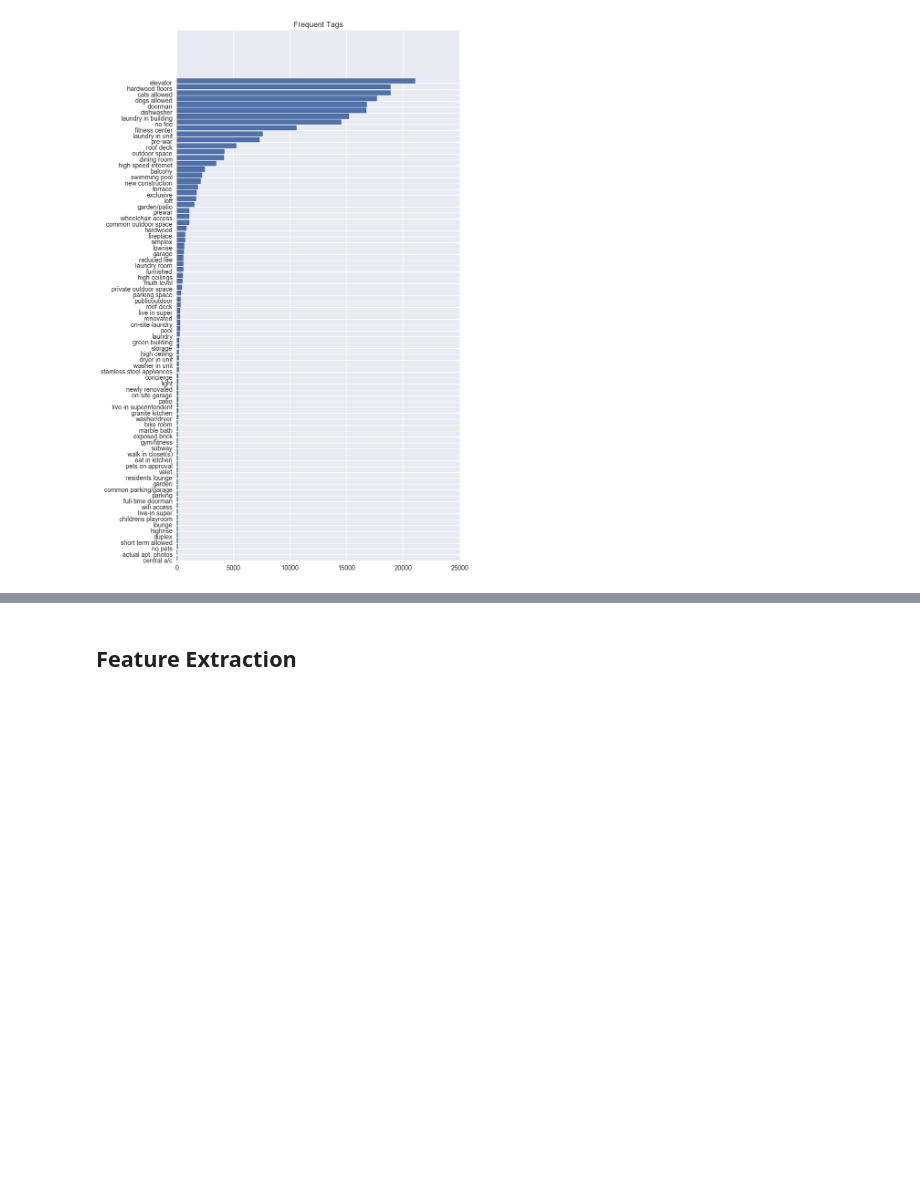
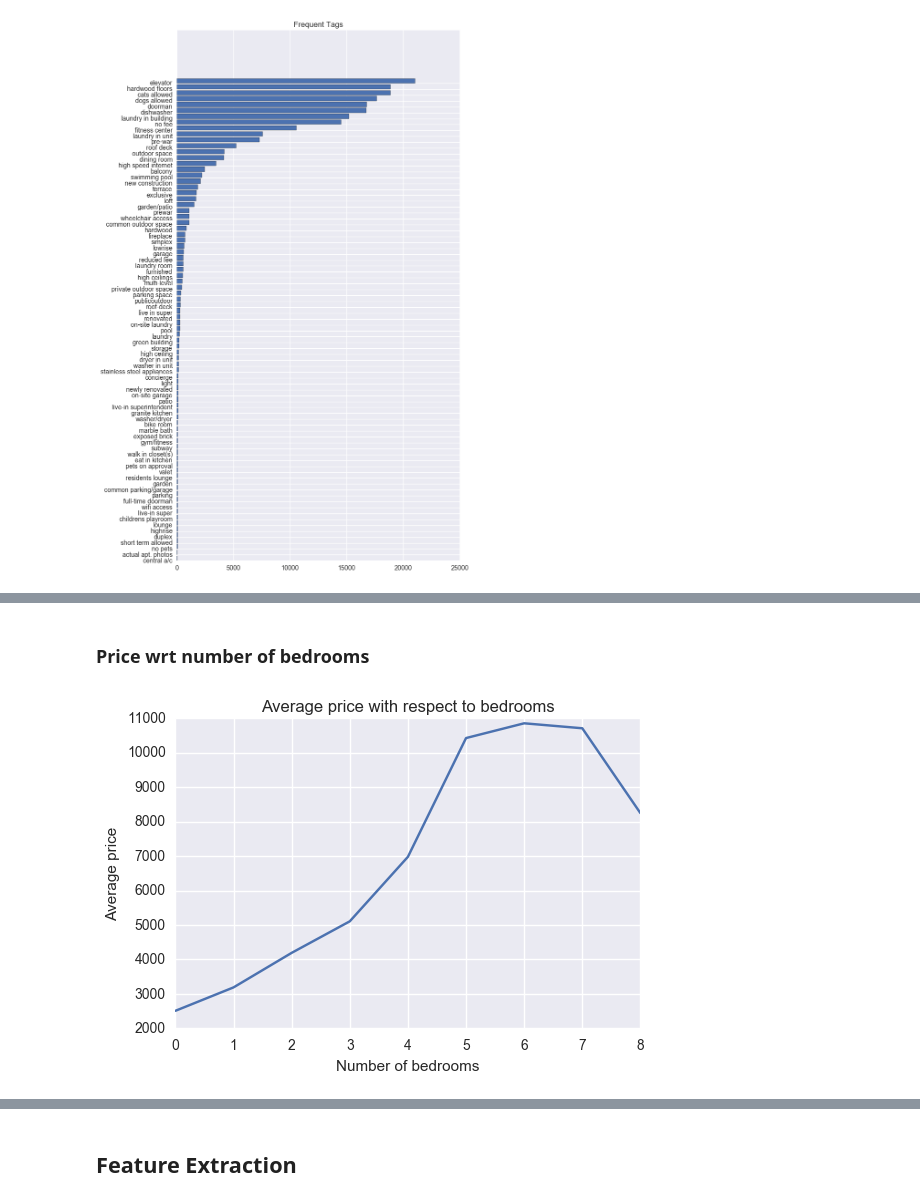
Before and after one commit to Charlespartina/DS1001-Project, a Jupyter notebook: notebook/Final Project.ipynb, the cells around one changed output, grey strips where cells are left out. Cells and saved outputs as stored; diff of their text form; code cells hidden in the pictures; blank space fills up the shorter version.

```diff
--- a/notebook/Final Project.ipynb
+++ b/notebook/Final Project.ipynb
@@ -151,0 +171,12 @@ plt.barh(range(len(all_features_sorted)), all_features_values,tick_label=all_fea
+# %% [markdown]
+### Price wrt number of bedrooms
+# %%
+avg_price_bedrooms = df['price'].groupby(df['bedrooms']).mean()
+plt.figure()
+plt.plot(avg_price_bedrooms.index, avg_price_bedrooms.values)
+plt.title('Average price with respect to bedrooms')
+plt.xlabel('Number of bedrooms')
+plt.ylabel('Average price')
+plt.show()
+# %% [output]
+[figure, added]
```
Also changed, not shown: parts of 6 cells of this notebook.
